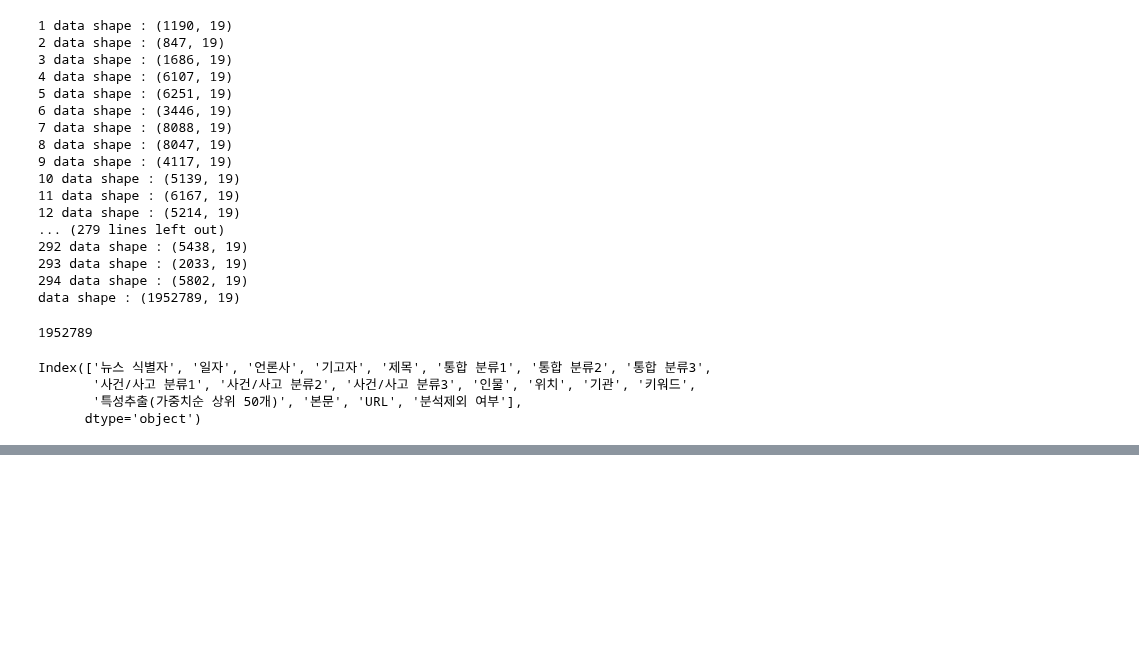
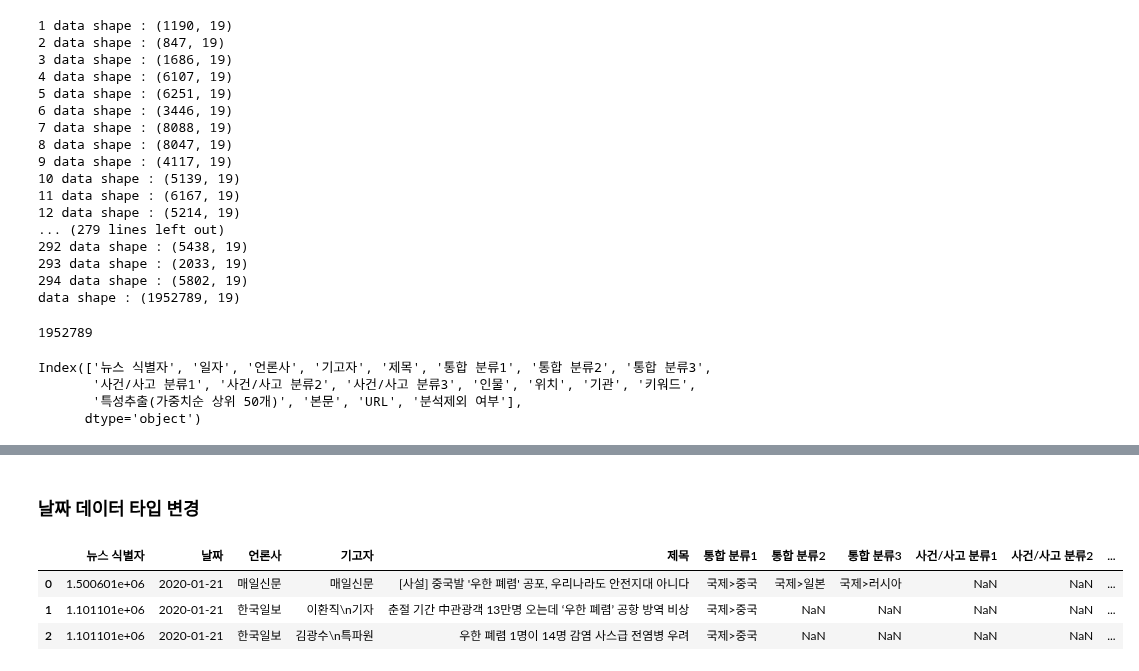
Before and after one commit to city1616/LikeLion_AI_SCHOOL_13th, a Jupyter notebook: 팀 프로젝트_01/04_news_data_to_csv.ipynb, the cells around one changed output, grey strips where cells are left out. Cells and saved outputs as stored; diff of their text form; code cells hidden in the pictures; blank space fills up the shorter version.

```diff
--- a/팀 프로젝트_01/04_news_data_to_csv.ipynb
+++ b/팀 프로젝트_01/04_news_data_to_csv.ipynb
@@ -109,0 +141,13 @@ news_title_df.head(3)
+# %% [markdown]
+### 날짜 데이터 타입 변경
+# %%
+news_data["날짜"] = news_data["날짜"].astype("str")
+news_data["날짜"] = pd.to_datetime(news_data["날짜"], format = "%Y%m%d")
+# news_data["일자"] = pd.to_datetime(news_data["일자"], unit = "ns")
+# news_data["일자"] = news_data["일자"].apply(lambda _ : datetime.strftime(_, "%Y%m%d"))
+news_data.head(3)
+# %% [output]
+|  | 뉴스 식별자 | 날짜 | 언론사 | 기고자 | 제목 | 통합 분류1 | 통합 분류2 | 통합 분류3 | 사건/사고 분류1 | 사건/사고 분류2 | ... |
+| 0 | 1.500601e+06 | 2020-01-21 | 매일신문 | 매일신문 | [사설] 중국발 '우한 폐렴' 공포, 우리나라도 안전지대 아니다 | 국제>중국 | 국제>일본 | 국제>러시아 | NaN | NaN | ... |
+| 1 | 1.101101e+06 | 2020-01-21 | 한국일보 | 이환직\n기자 | 춘절 기간 中관광객 13만명 오는데 ‘우한 폐렴’ 공항 방역 비상 | 국제>중국 | NaN | NaN | NaN | NaN | ... |
+| 2 | 1.101101e+06 | 2020-01-21 | 한국일보 | 김광수\n특파원 | 우한 폐렴 1명이 14명 감염 사스급 전염병 우려 | 국제>중국 | NaN | NaN | NaN | NaN | ... |
```
Also changed, not shown: parts of 12 cells of this notebook.
